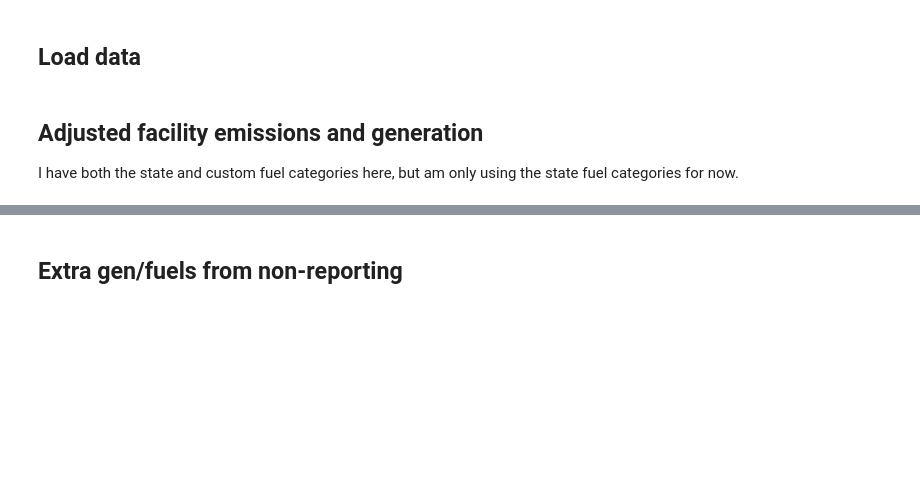
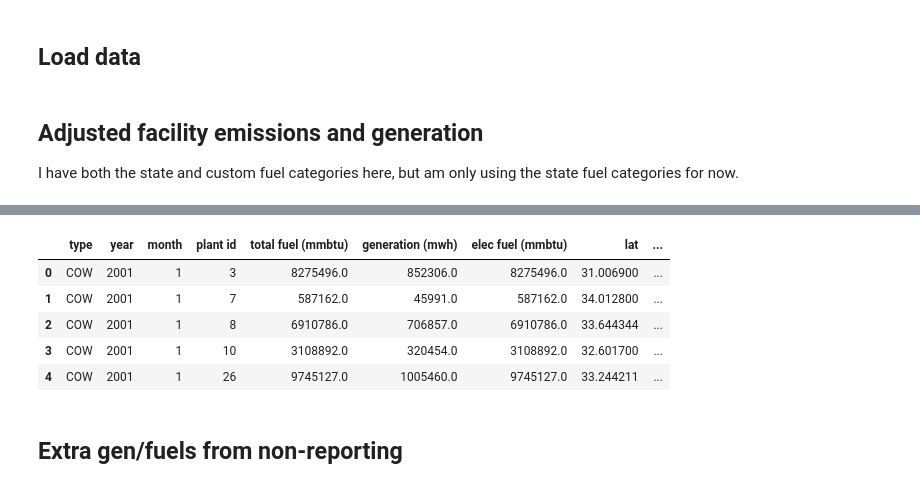
Before and after one commit to gschivley/carbon-index, a Jupyter notebook: Notebooks/Calculate national and NERC gen and emissions.ipynb, the cells around one changed output, grey strips where cells are left out. Drawn from its saved outputs; the diff is of its cells as text; code cells hidden in the pictures; blank space fills up the shorter version.

```diff
--- a/Notebooks/Calculate national and NERC gen and emissions.ipynb
+++ b/Notebooks/Calculate national and NERC gen and emissions.ipynb
@@ -84,3 +97,12 @@ co2, gen_fuels_state = facility_emission_gen(eia_facility=eia_fac, epa=epa,
+# %%
+gen_fuels_state.head()
+# %% [output]
+|  | type | year | month | plant id | total fuel (mmbtu) | generation (mwh) | elec fuel (mmbtu) | lat | ... |
+| 0 | COW | 2001 | 1 | 3 | 8275496.0 | 852306.0 | 8275496.0 | 31.006900 | ... |
+| 1 | COW | 2001 | 1 | 7 | 587162.0 | 45991.0 | 587162.0 | 34.012800 | ... |
+| 2 | COW | 2001 | 1 | 8 | 6910786.0 | 706857.0 | 6910786.0 | 33.644344 | ... |
+| 3 | COW | 2001 | 1 | 10 | 3108892.0 | 320454.0 | 3108892.0 | 32.601700 | ... |
+| 4 | COW | 2001 | 1 | 26 | 9745127.0 | 1005460.0 | 9745127.0 | 33.244211 | ... |
 # %% [markdown]
 ## Extra gen/fuels from non-reporting
 # %%
```
Also changed, not shown: parts of 23 cells of this notebook.
